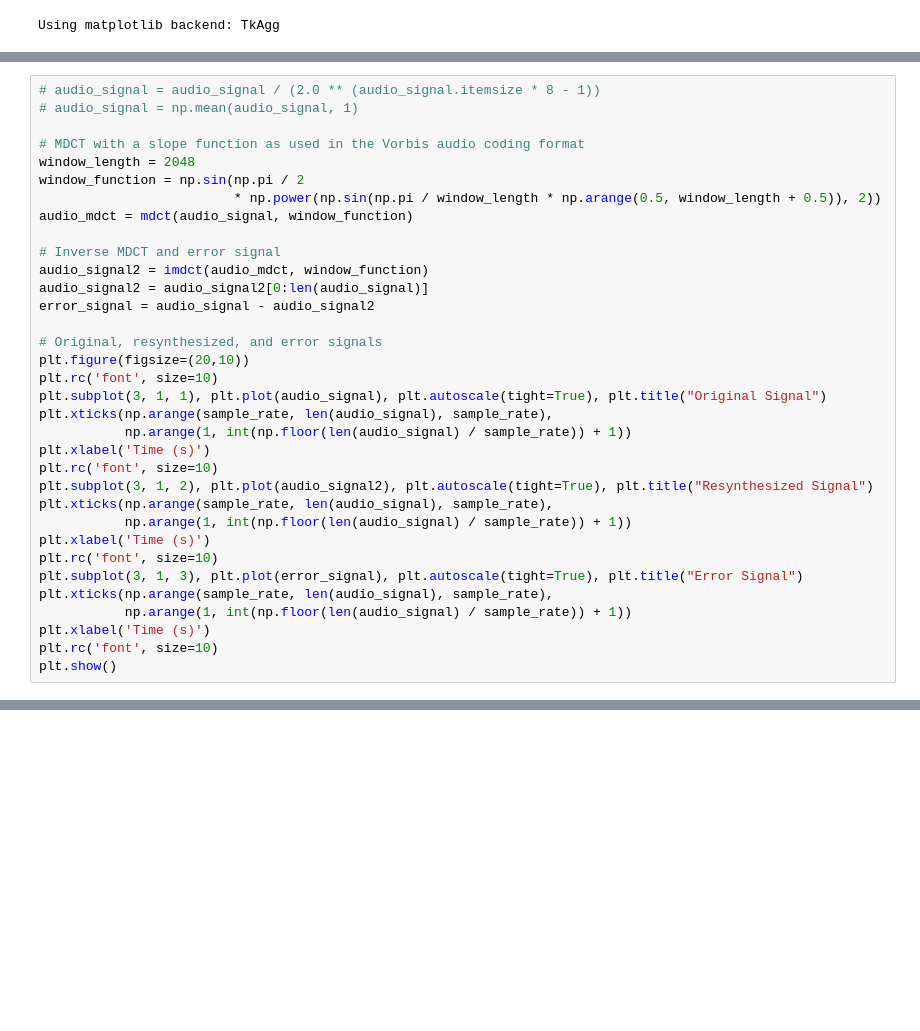
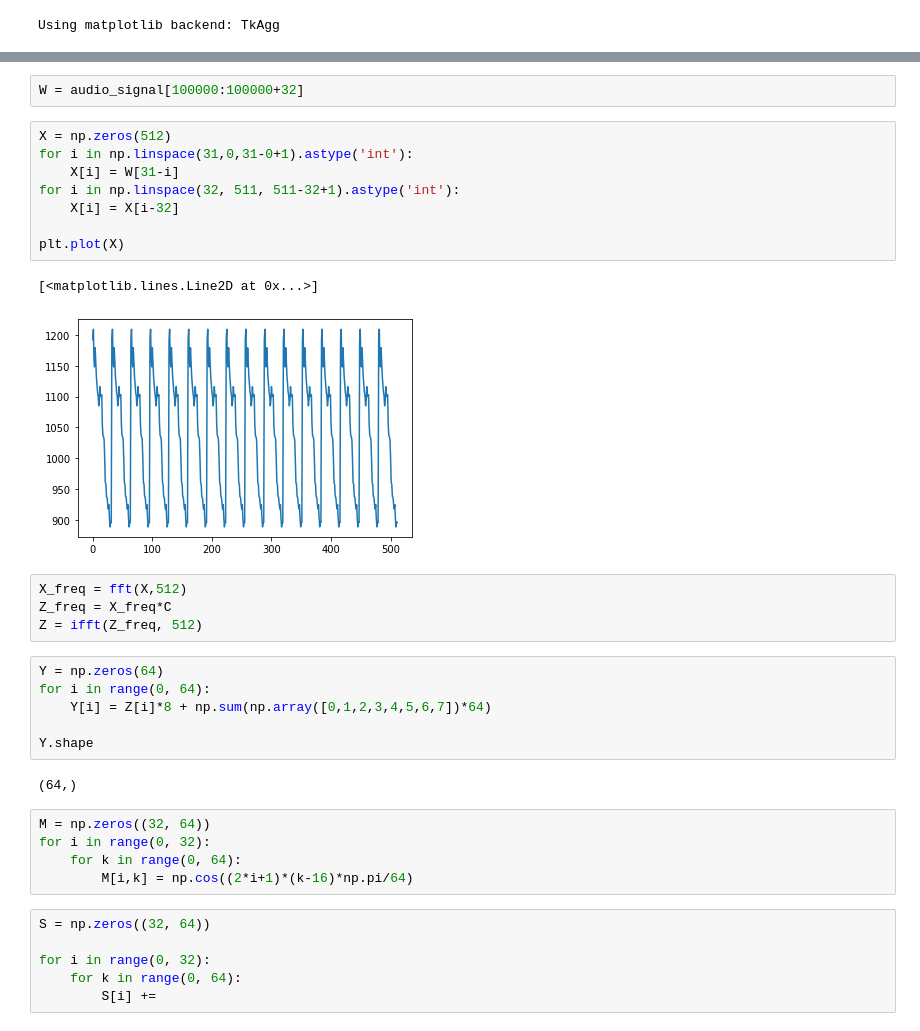
Before and after one commit to ductai199x/Course_work, a Jupyter notebook: 434eces/labs/src/lab7/nghich_ngu2.ipynb, the cells around one changed output, grey strips where cells are left out. Saved outputs shown, nothing was run; the diff lists cells and outputs as text; blank space fills up the shorter version.

```diff
--- a/434eces/labs/src/lab7/nghich_ngu2.ipynb
+++ b/434eces/labs/src/lab7/nghich_ngu2.ipynb
@@ -32,34 +30,0 @@ sample_rate/(window_length/2)
-# %%
-# audio_signal = audio_signal / (2.0 ** (audio_signal.itemsize * 8 - 1))
-# audio_signal = np.mean(audio_signal, 1)
-
-# MDCT with a slope function as used in the Vorbis audio coding format
-window_length = 2048
-window_function = np.sin(np.pi / 2
-                         * np.power(np.sin(np.pi / window_length * np.arange(0.5, window_length + 0.5)), 2))
-audio_mdct = mdct(audio_signal, window_function)
-
-# Inverse MDCT and error signal
-audio_signal2 = imdct(audio_mdct, window_function)
-audio_signal2 = audio_signal2[0:len(audio_signal)]
-error_signal = audio_signal - audio_signal2
-
-# Original, resynthesized, and error signals
-plt.figure(figsize=(20,10))
-plt.rc('font', size=10)
-plt.subplot(3, 1, 1), plt.plot(audio_signal), plt.autoscale(tight=True), plt.title("Original Signal")
-plt.xticks(np.arange(sample_rate, len(audio_signal), sample_rate),
-           np.arange(1, int(np.floor(len(audio_signal) / sample_rate)) + 1))
-plt.xlabel('Time (s)')
-plt.rc('font', size=10)
-plt.subplot(3, 1, 2), plt.plot(audio_signal2), plt.autoscale(tight=True), plt.title("Resynthesized Signal")
-plt.xticks(np.arange(sample_rate, len(audio_signal), sample_rate),
-           np.arange(1, int(np.floor(len(audio_signal) / sample_rate)) + 1))
-plt.xlabel('Time (s)')
-plt.rc('font', size=10)
-plt.subplot(3, 1, 3), plt.plot(error_signal), plt.autoscale(tight=True), plt.title("Error Signal")
-plt.xticks(np.arange(sample_rate, len(audio_signal), sample_rate),
-           np.arange(1, int(np.floor(len(audio_signal) / sample_rate)) + 1))
-plt.xlabel('Time (s)')
-plt.rc('font', size=10)
-plt.show()
@@ -228,0 +89,36 @@ def imdct(audio_mdct, window_function):
+# %%
+W = audio_signal[100000:100000+32]
+# %%
+X = np.zeros(512)
+for i in np.linspace(31,0,31-0+1).astype('int'):
+    X[i] = W[31-i]
+for i in np.linspace(32, 511, 511-32+1).astype('int'):
+    X[i] = X[i-32]
+
+plt.plot(X)
+# %% [output]
+[<matplotlib.lines.Line2D at 0x...>]
+[figure, added]
+# %%
+X_freq = fft(X,512)
+Z_freq = X_freq*C
+Z = ifft(Z_freq, 512)
+# %%
+Y = np.zeros(64)
+for i in range(0, 64):
+    Y[i] = Z[i]*8 + np.sum(np.array([0,1,2,3,4,5,6,7])*64)
+
+Y.shape
+# %% [output]
+(64,)
+# %%
+M = np.zeros((32, 64))
+for i in range(0, 32):
+    for k in range(0, 64):
+        M[i,k] = np.cos((2*i+1)*(k-16)*np.pi/64)
+# %%
+S = np.zeros((32, 64))
+
+for i in range(0, 32):
+    for k in range(0, 64):
+        S[i] +=
```
Also changed, not shown: parts of 9 cells of this notebook, 9 other files.
